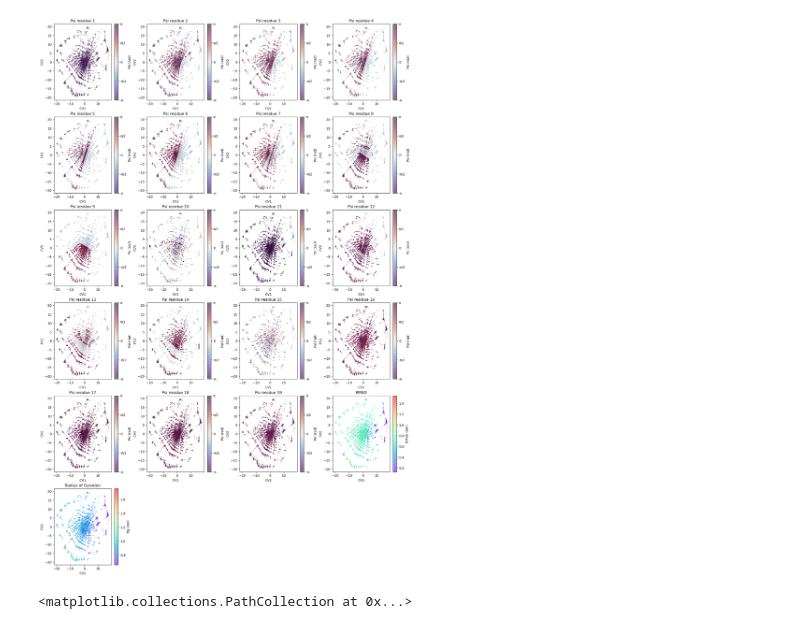
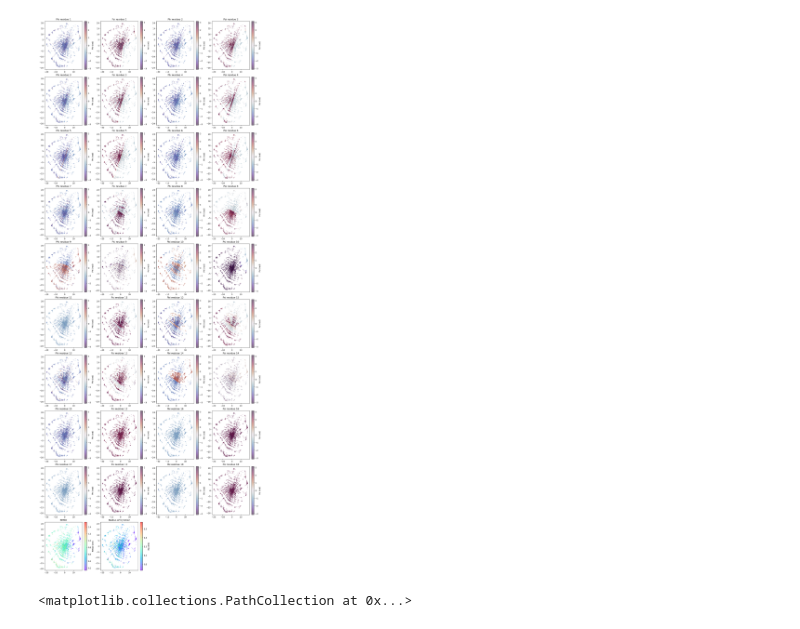
Before and after one commit to tedeschg/cvformer, a Jupyter notebook: cvformer-test/analyze/analyze_latent.ipynb, the cells around one changed output. Cells and saved outputs as stored; diff of their text form; code cells hidden in the pictures.

```diff
--- a/cvformer-test/analyze/analyze_latent.ipynb
+++ b/cvformer-test/analyze/analyze_latent.ipynb
@@ -5,7 +6,20 @@ import mdtraj as md
 # %%
 # Load trajectory
-pdb = md.load('/home/tedeschg/prj/cvformer/cvformer-test/test02/2JOF-0-proteinNoH.pdb')
-traj = md.load('/home/tedeschg/prj/cvformer/cvformer-test/test02/traj_skip100NoH.xtc', top=pdb)
-cvs = np.load('/home/tedeschg/prj/cvformer/cvformer-test/test05/output/latents.npy')
+OUTPUT_DIR = Path('../test05/output')
+TRAJ_PATH = Path('../test05/traj_skip100NoH.xtc')
+TOP_PATH = Path('../test05/2JOF-0-proteinNoH.pdb')
+
+pdb = md.load(str(TOP_PATH))
+traj = md.load(str(TRAJ_PATH), top=pdb)
+cvs = np.load(OUTPUT_DIR / 'latents.npy')
 
 cv1, cv2 = cvs[:,0], cvs[:,1]
+
+# Add path for pkgs to use robust alignment
+import sys
+from pathlib import Path
+sys.path.append(str(Path('../../').resolve()))
+from pkgs.utils import compute_aligned_phi_psi
+
+phi, psi, residue_ids, _ = compute_aligned_phi_psi(traj)
+print(f"Aligned residues: {residue_ids}")
@@ -31,77 +47,77 @@ mpl.rcParams.update({
 })
 
 # --- Calcoli ---
-_, phi = md.compute_phi(traj)
-_, psi = md.compute_psi(traj)
-
+# (Already computed above using robust alignment)
 rmsd = md.rmsd(traj, pdb, 0)
 rg   = md.compute_rg(traj)
 
 cv1 = cvs[:, 0]
 cv2 = cvs[:, 1]
 
-n_psi = psi.shape[1]
+# Focus on Top residues from MI analysis if needed,
+# but for now let's just fix the plotting logic to show BOTH phi and psi
+# and use the correct residue IDs.
+
+n_res = len(residue_ids)
 
 # --- Layout subplot ---
-n_plots = n_psi + 2
+# Plotting both Phi and Psi for each residue
+n_plots = n_res * 2 + 2
 n_cols = 4
 n_rows = int(np.ceil(n_plots / n_cols))
 
 fig, axes = plt.subplots(
     n_rows, n_cols,
     figsize=(16, 4 * n_rows),
     constrained_layout=True
 )
 
-# axes può essere 2D → lo "flatteno"
 axes = np.array(axes).ravel()
 
-# --- Plot psi ---
-for i in range(n_psi):
-    ax = axes[i]
-    sc = ax.scatter(
-        cv1, cv2,
-        c=psi[:, i],
-        cmap="twilight_shifted",
-        s=1, alpha=0.6,
-        vmin=-np.pi, vmax=np.pi
-    )
+# --- Plot phi and psi ---
+plot_idx = 0
+for i in range(n_res):
+    res_id = residue_ids[i]
+
+    # Phi
+    ax = axes[plot_idx]
+    sc = ax.scatter(cv1, cv2, c=phi[:, i], cmap="twilight_shifted", s=1, alpha=0.6, vmin=-np.pi, vmax=np.pi)
+    cbar = fig.colorbar(sc, ax=ax)
+    cbar.set_label("Phi (rad)")
+    ax.set_title(f"Phi residue {res_id}")
+    plot_idx += 1
+
+    # Psi
+    ax = axes[plot_idx]
+    sc = ax.scatter(cv1, cv2, c=psi[:, i], cmap="twilight_shifted", s=1, alpha=0.6, vmin=-np.pi, vmax=np.pi)
     cbar = fig.colorbar(sc, ax=ax)
     cbar.set_label("Psi (rad)")
-    cbar.set_ticks([-np.pi, -np.pi / 2, 0, np.pi / 2, np.pi])
-    cbar.set_ticklabels(["-π", "-π/2", "0", "π/2", "π"])
-
-    ax.set_xlabel("CV1")
-    ax.set_ylabel("CV2")
-    ax.set_title(f"Psi residue {i + 1}")
+    ax.set_title(f"Psi residue {res_id}")
+    plot_idx += 1
 
 # --- RMSD ---
-ax = axes[n_psi]
+ax = axes[plot_idx]
 sc = ax.scatter(cv1, cv2, c=rmsd, cmap="rainbow", s=1, alpha=0.6)
-cbar = fig.colorbar(sc, ax=ax)
-cbar.set_label("RMSD (nm)")
-ax.set_xlabel("CV1")
-ax.set_ylabel("CV2")
+fig.colorbar(sc, ax=ax).set_label("RMSD (nm)")
 ax.set_title("RMSD")
+plot_idx += 1
 
 # --- Rg ---
-ax = axes[n_psi + 1]
+ax = axes[plot_idx]
 sc = ax.scatter(cv1, cv2, c=rg, cmap="rainbow", s=1, alpha=0.6)
-cbar = fig.colorbar(sc, ax=ax)
-cbar.set_label("Rg (nm)")
-ax.set_xlabel("CV1")
-ax.set_ylabel("CV2")
+fig.colorbar(sc, ax=ax).set_label("Rg (nm)")
 ax.set_title("Radius of Gyration")
+plot_idx += 1
 
 # --- Spegni gli assi "vuoti" (se la griglia è più grande del numero di plot) ---
 for j in range(n_plots, n_rows * n_cols):
     axes[j].axis("off")
 
 # --- Salvataggio ---
 fig.savefig("cv_analysis-by-psi.png", dpi=600, bbox_inches="tight", facecolor="white")
 plt.show()
 # %% [output]
-[figure, old version]
+[figure, new version]
 # %%
 h = np.loadtxt('/home/tedeschg/prj/cvformer/cvformer-test/test04/04.mtd_test-04_plain_cvformer/HILLS')
 # %%
```
Also changed, not shown: parts of 2 cells of this notebook, 4 other files.
